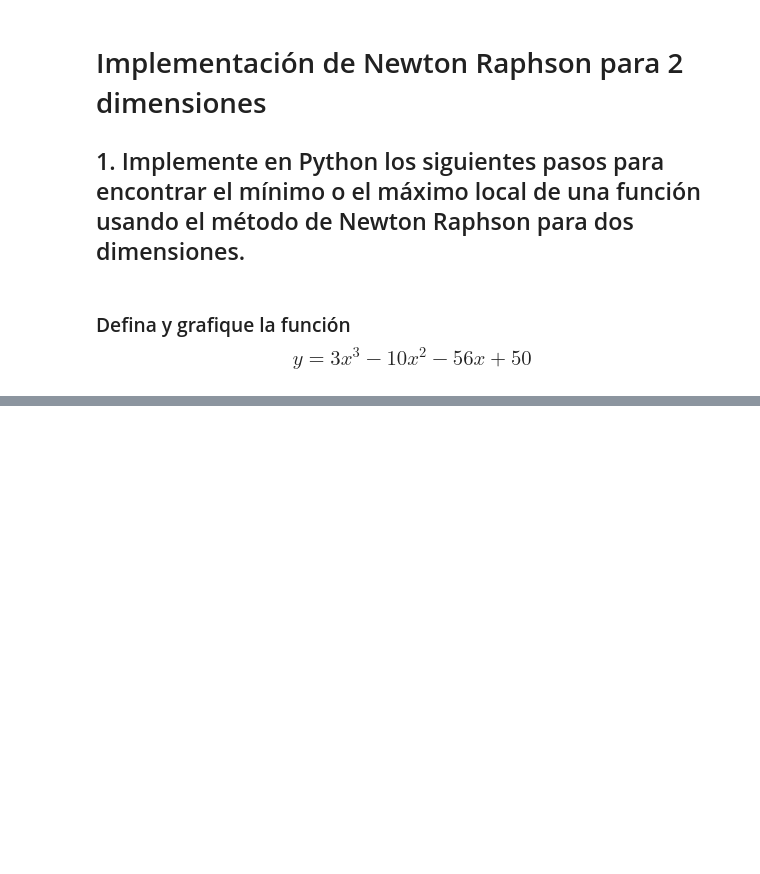
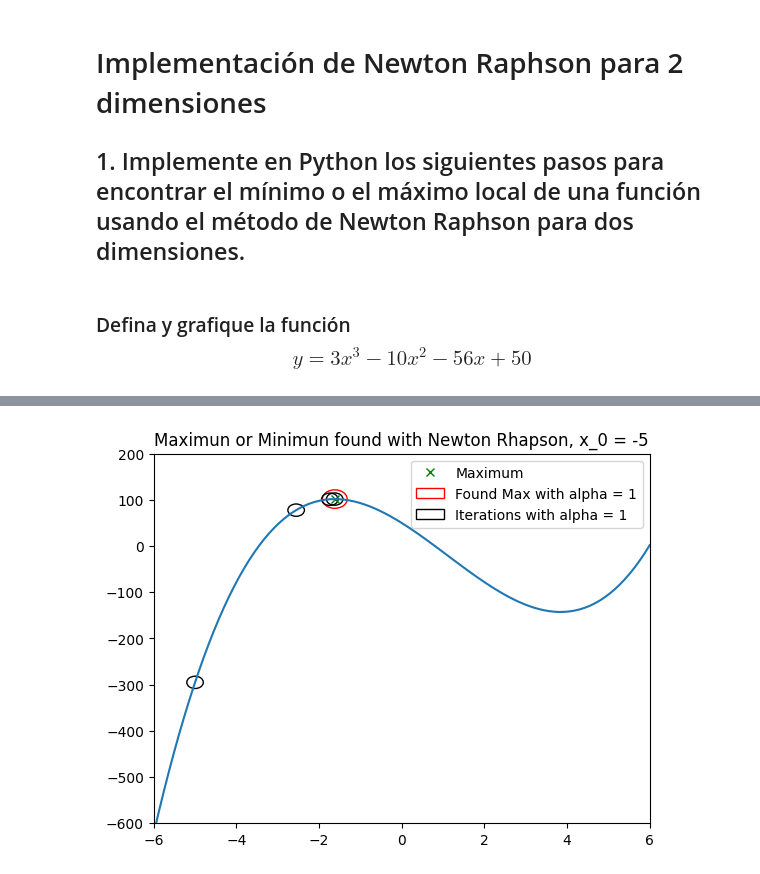
Before and after one commit to David-Fuq/Lab5-MOS-NewtonRhapson, a Jupyter notebook: Lab5-MOS-NewtonRhapson.ipynb, the cells around one changed output, grey strips where cells are left out. Cells and saved outputs as stored; diff of their text form; code cells hidden in the pictures; blank space fills up the shorter version.

```diff
--- a/Lab5-MOS-NewtonRhapson.ipynb
+++ b/Lab5-MOS-NewtonRhapson.ipynb
@@ -29,9 +32,75 @@ plt.show()
 d1 = sp.diff(expr, x)
 d2 = sp.diff(d1, x)
 
+f_prime = sp.lambdify(x, d1, 'numpy')
 
-def NewtonRaphson(f, df, x0, tol):
+f_double_prime = sp.lambdify(x, d2, 'numpy')
+
+
+def NewtonRaphson(x0, a, tol):
     x = x0
-    while abs(f(x)) > tol:
-        x = x - f(x)/df(x)
-    return x
+    iterations = []
+    while abs(f_prime(x)) > tol:
+        iterations.append((x,func(x)))
+        xi = x - (a*(f_prime(x)/f_double_prime(x)))
+        x = xi
+    return x, iterations
+# %%
+#Define starting point
+inicio = -5
+
+#Point found by Newton Method with alpha = 1
+min_or_max = NewtonRaphson(x0 = inicio , a=1, tol=0.0001)[0]
+
+#Iterations by Newton Method with alpha = 1
+iterations = NewtonRaphson(x0 = inicio , a=1, tol=0.0001)[1]
+
+
+
+
+#Coordinates of max or min point
+xy = (min_or_max, func(min_or_max))
+
+x_range = 6 - (-6)
+y_range = 200 - (-600)
+
+# Calculate the width and height of the circle based on the aspect ratio for the Ellipse
+radius = 0.3
+width = radius * 2
+height = (y_range / x_range) * width
+
+#Create the Ellipse
+circle1 = Ellipse(xy=xy, width=width, height=height, color='r', fill=False, label= "Found Max with alpha = 1")
+
+#Graph the function and the max or min
+fig, ax = plt.subplots()
+ax = plt.gca()
+ax.cla()
+ax.set_xlim((-6, 6))
+ax.set_ylim((-600, 200))
+ax.plot(min_or_max, func(min_or_max), 'x', color='green', label = "Maximum")
+ax.add_patch(circle1)
+ax.plot(range, values)
+ax.set_title("Maximun or Minimun found with Newton Rhapson, x_0 = -5")
+
+#Graph the points of iteration for alpha = 1
+radius = 0.2
+width = radius * 2
+height = (y_range / x_range) * width
+
+circle = Ellipse(xy=iterations[0], width=width, height=height, color='black', fill=False, label= "Iterations with alpha = 1")
+ax.add_patch(circle)
+
+iterations.pop(0)
+
+for iteration in iterations:
+    circle1 = Ellipse(xy=iteration, width=width, height=height, color='black', fill=False, label= "_nolegend_")
+    ax.add_patch(circle1)
+
+
+
+
+plt.legend()
+plt.show()
+# %% [output]
+[figure, added]
```
Also changed, not shown: parts of 2 cells of this notebook.
